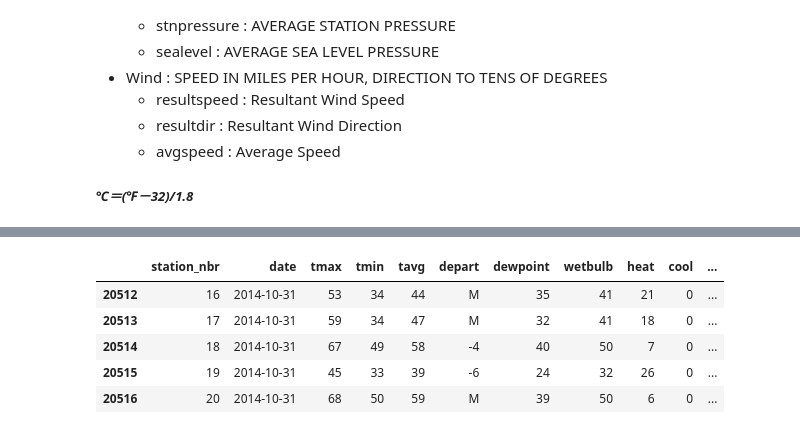
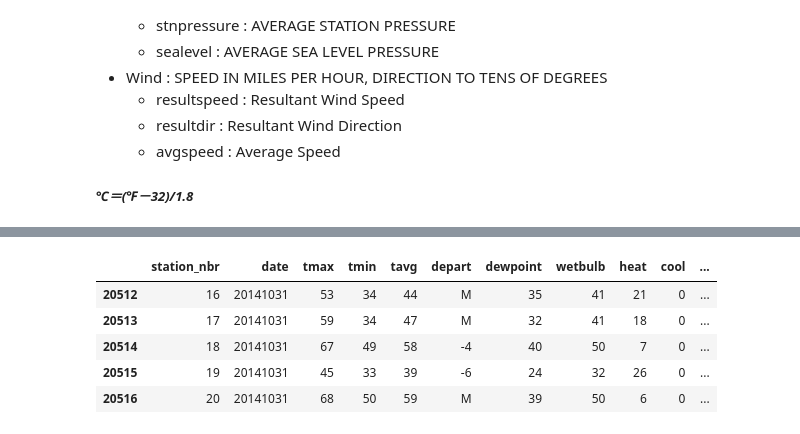
Before and after one commit to HyowonJang/LinearRegression, a Jupyter notebook: modeling_danial/Exploring the Data.ipynb, the cells around one changed output, grey strips where cells are left out. Saved outputs shown, nothing was run; the diff lists cells and outputs as text; code cells hidden in the pictures.

```diff
--- a/modeling_danial/Exploring the Data.ipynb
+++ b/modeling_danial/Exploring the Data.ipynb
@@ -59,0 +74,5 @@ test.tail()
+# %%
+# 원본을 유지하기 위해서 카피
+df_train = train.copy()
+df_weather = weather.copy()
+df_key = key.copy()
@@ -91,0 +125,4 @@ test.tail()
+# %%
+# date 포맷을 2014-01-01 object타입에서 20140101 타입으로 전환
+df_weather["date"] = df_weather["date"].apply(cf.dateToNumeric)
+df_train["date"] = df_train["date"].apply(cf.dateToNumeric)
@@ -92,9 +182,9 @@ test.tail()
 # %%
-weather.tail()
+df_weather.tail()
 # %% [output]
 |  | station_nbr | date | tmax | tmin | tavg | depart | dewpoint | wetbulb | heat | cool | ... |
-| 20512 | 16 | 2014-10-31 | 53 | 34 | 44 | M | 35 | 41 | 21 | 0 | ... |
-| 20513 | 17 | 2014-10-31 | 59 | 34 | 47 | M | 32 | 41 | 18 | 0 | ... |
-| 20514 | 18 | 2014-10-31 | 67 | 49 | 58 | -4 | 40 | 50 | 7 | 0 | ... |
-| 20515 | 19 | 2014-10-31 | 45 | 33 | 39 | -6 | 24 | 32 | 26 | 0 | ... |
-| 20516 | 20 | 2014-10-31 | 68 | 50 | 59 | M | 39 | 50 | 6 | 0 | ... |
+| 20512 | 16 | 20141031 | 53 | 34 | 44 | M | 35 | 41 | 21 | 0 | ... |
+| 20513 | 17 | 20141031 | 59 | 34 | 47 | M | 32 | 41 | 18 | 0 | ... |
+| 20514 | 18 | 20141031 | 67 | 49 | 58 | -4 | 40 | 50 | 7 | 0 | ... |
+| 20515 | 19 | 20141031 | 45 | 33 | 39 | -6 | 24 | 32 | 26 | 0 | ... |
+| 20516 | 20 | 20141031 | 68 | 50 | 59 | M | 39 | 50 | 6 | 0 | ... |
```
Also changed, not shown: parts of 30 cells of this notebook, 4 other files.
